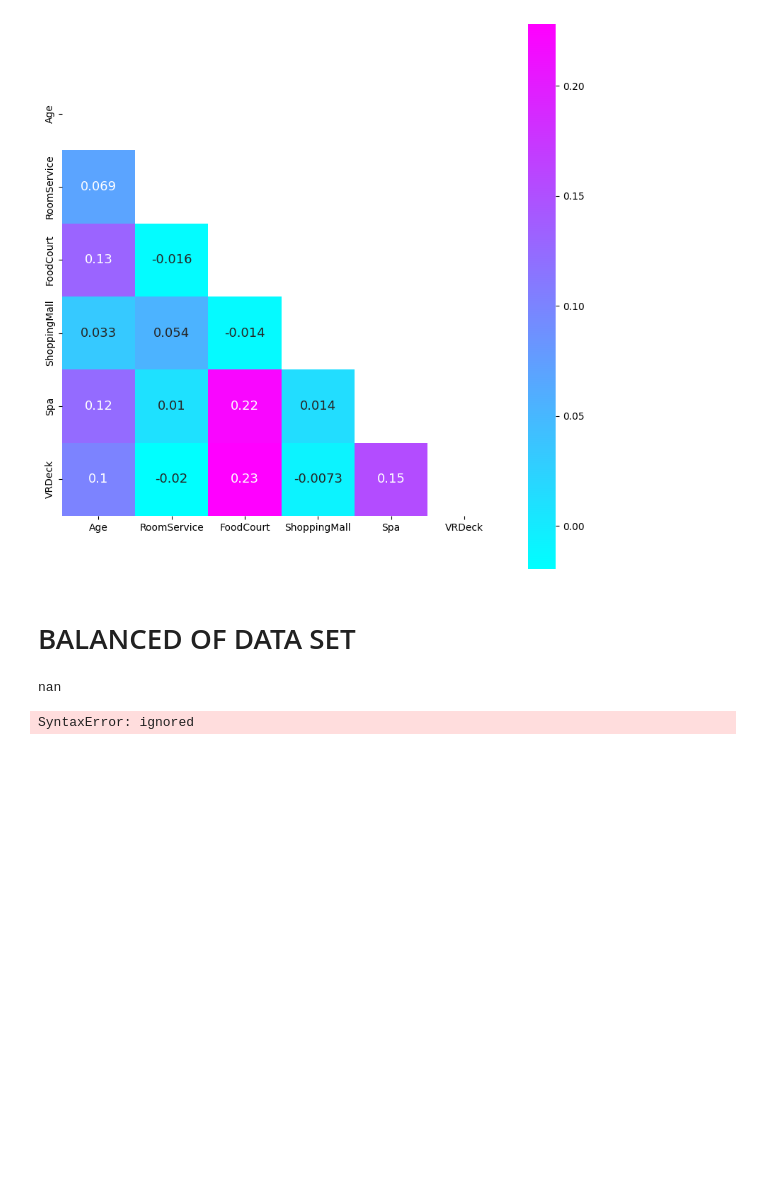
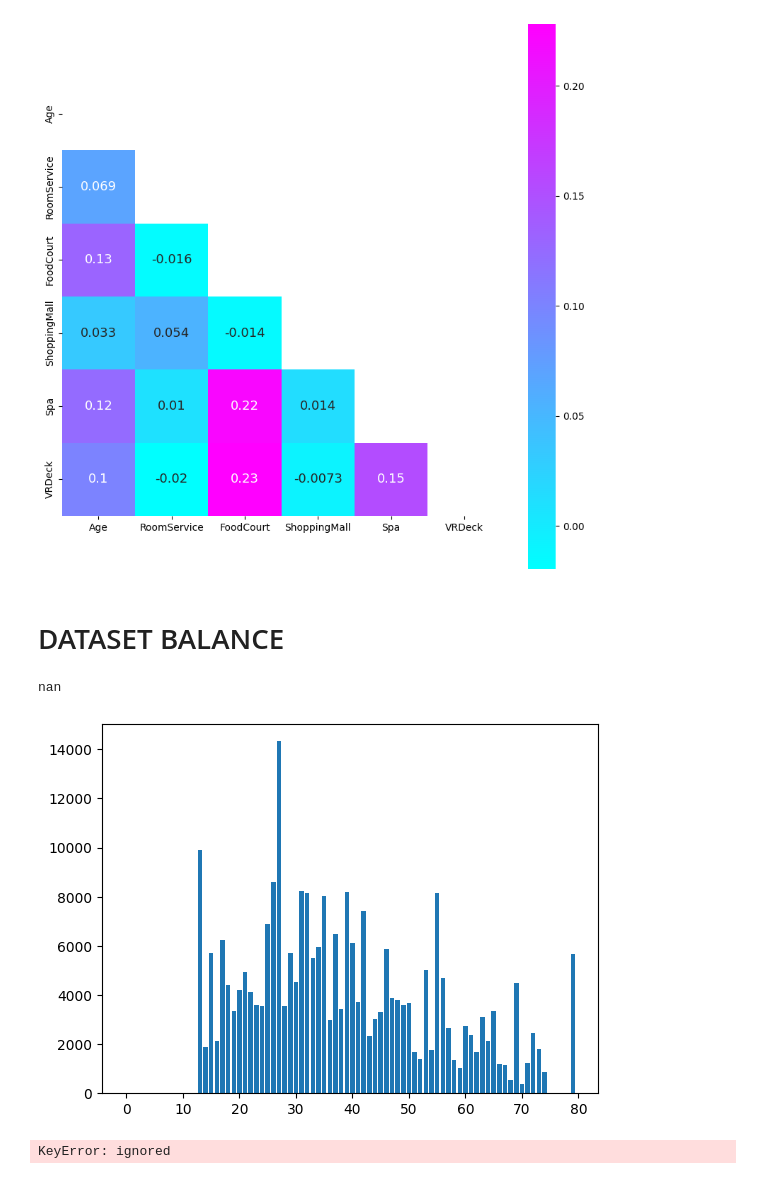
Before and after one commit to hexe007/auta, a Jupyter notebook: space.ipynb, the cells around one changed output. Saved outputs shown, nothing was run; the diff lists cells and outputs as text; code cells hidden in the pictures; blank space fills up the shorter version.

```diff
--- a/space.ipynb
+++ b/space.ipynb
@@ -132,8 +144,8 @@ sns.heatmap(df_num.corr(), mask=mask, cmap='cool', annot=True, annot_kws={"fonts
 # %% [output]
 <Axes: >
 [figure]
-# %% [markdown]
-# BALANCED OF DATA SET
+# %% [markdown]
+# DATASET BALANCE
 # %%
 target_skewness = stats.skew(df_num['Age'])
 print(target_skewness)
@@ -141,7 +153,7 @@ print(target_skewness)
 nan
 # %%
 # Balanced of "Age"
-df_num['Age'].value_counts().plot(kind='bar',lablel)
+plt.bar(df_num['Age'], df_num['RoomService'], label="Age vs RoomService")
 plt.show()
 # %% [output]
-SyntaxError: ignored
+[figure, added]
@@ -154,0 +160,6 @@ plt.show()
+# %%
+# Balanced of "Group"" 	PassengerIds"
+plt.bar(df_num['Group'], df_num['PassengerIds'], label="PassengerIds vs Group")
+plt.show()
+# %% [output]
+KeyError: ignored
```
Also changed, not shown: parts of 5 cells of this notebook.
